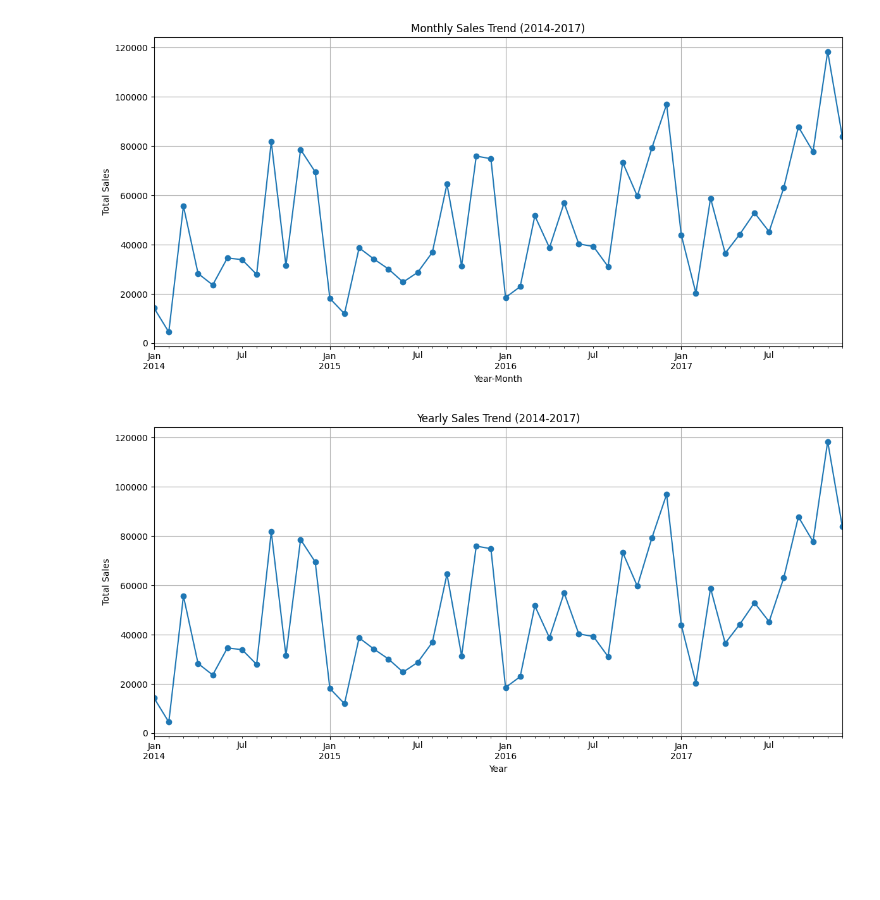
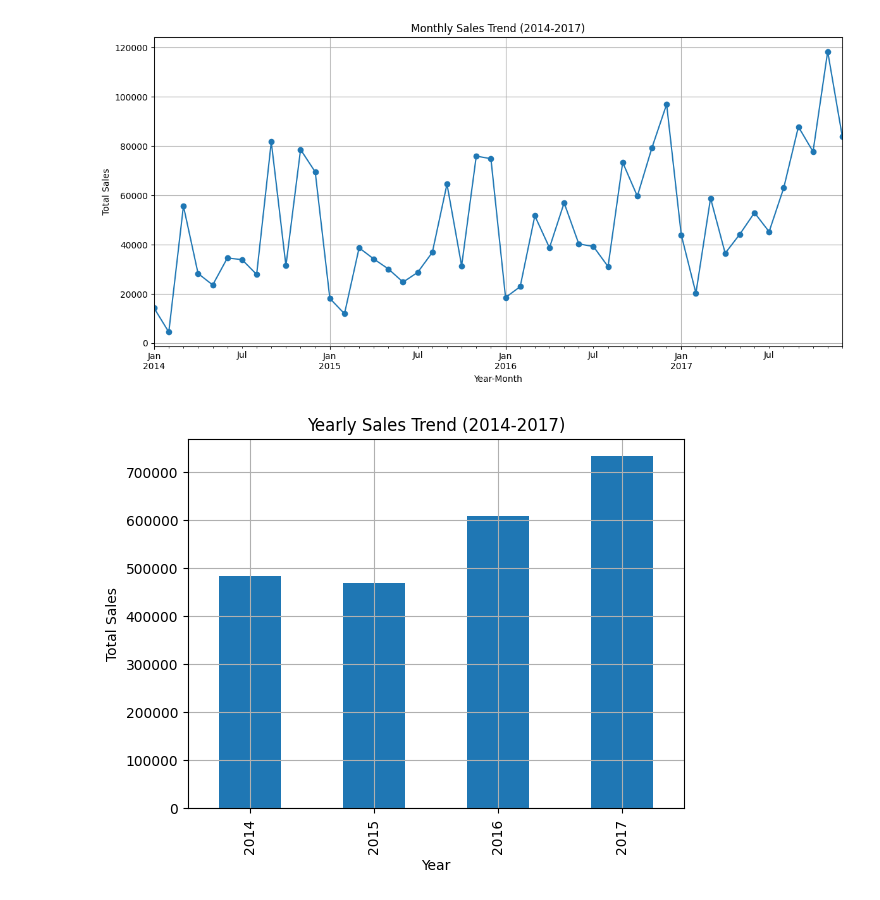
Before and after one commit to HarshitaB-Byte/Retail-Sales-Trend-Analysis, a Jupyter notebook: Sales_Trend_Visualization.ipynb, the cells around one changed output. Cells and saved outputs as stored; diff of their text form; code cells hidden in the pictures; blank space fills up the shorter version.

```diff
--- a/Sales_Trend_Visualization.ipynb
+++ b/Sales_Trend_Visualization.ipynb
@@ -114,18 +114,16 @@ plt.tight_layout()
 plt.show()
 # %% [output]
 [figure]
-# %%
-yearly_sales = df.groupby("Year")["Sales"].sum()
-
-plt.figure(figsize=(12,6))
-monthly_sales.plot(marker='o')
-
-plt.title("Yearly Sales Trend (2014-2017)")
-plt.xlabel("Year")
-plt.ylabel("Total Sales")
-plt.grid(True)
-
-plt.tight_layout()
-plt.show()
-# %% [output]
-[figure, removed]
+# %%
+yearly_sales = df.groupby("Year")["Sales"].sum()
+
+yearly_sales.plot(kind='bar')
+
+plt.title("Yearly Sales Trend (2014-2017)")
+plt.xlabel("Year")
+plt.ylabel("Total Sales")
+plt.grid(True)
+plt.savefig("images/yearly_sales_trend.png")
+plt.show()
+# %% [output]
+[figure, added]
```
Also changed, not shown: parts of 2 cells of this notebook.
